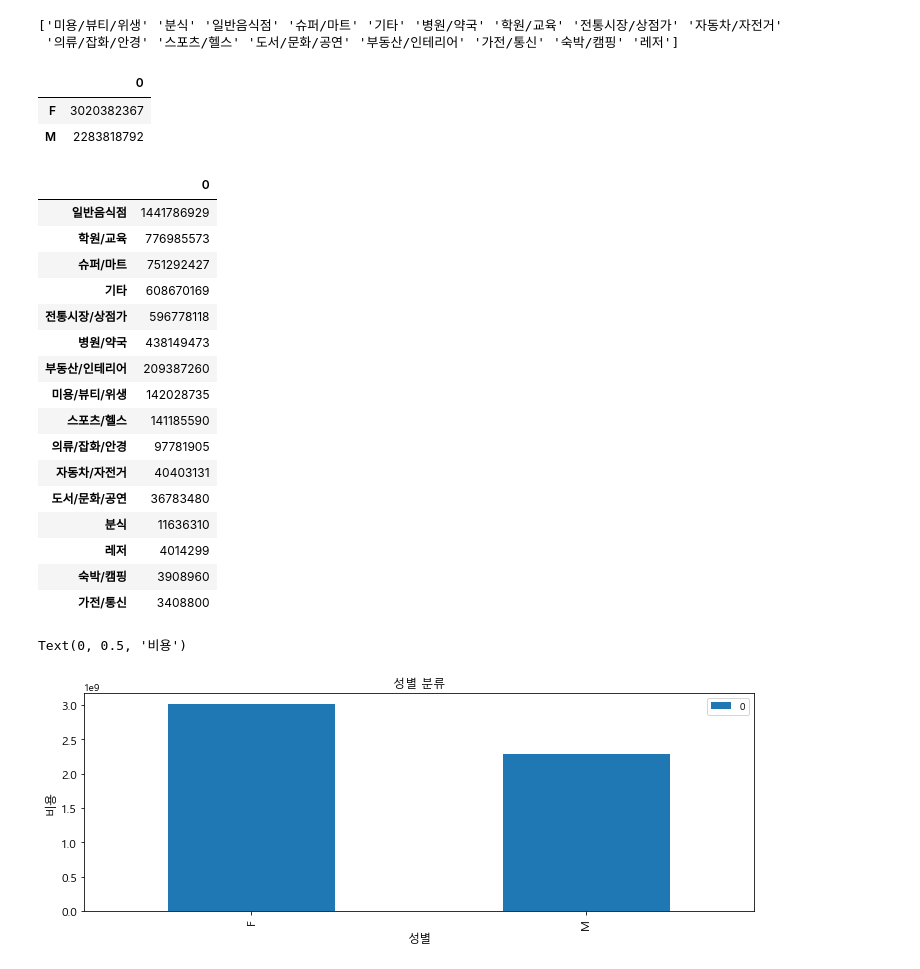
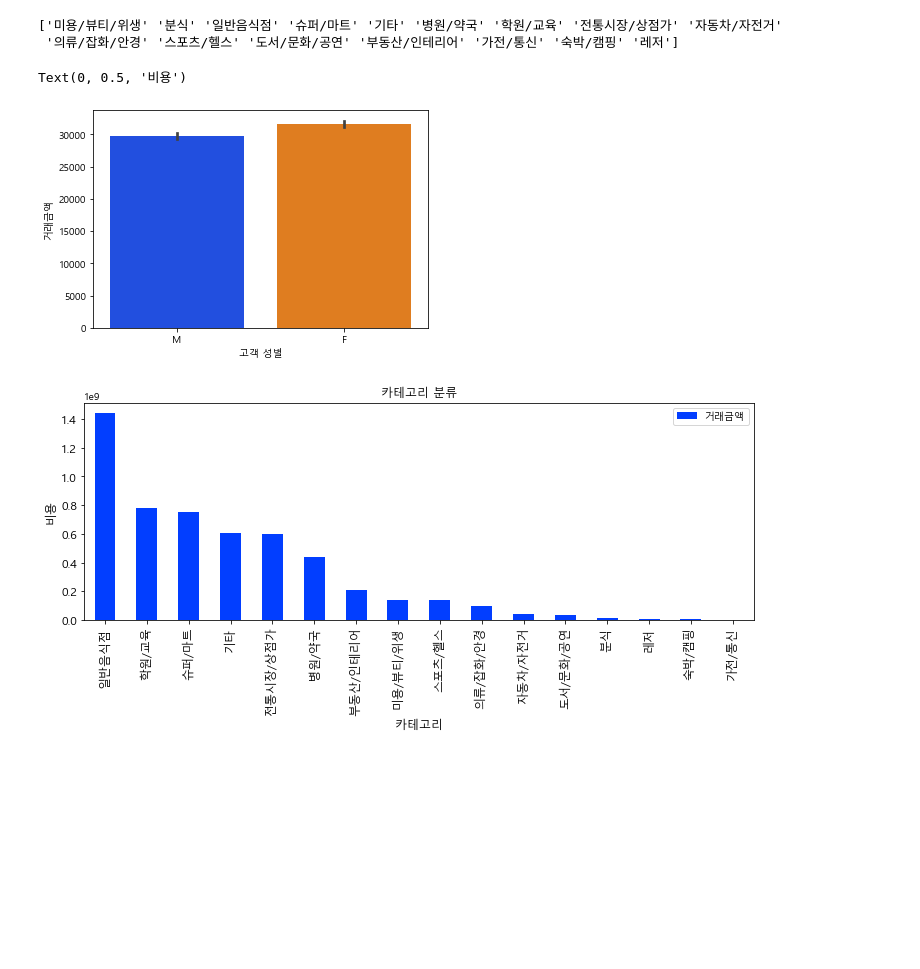
Before and after one commit to jamesjhk/Project_B, a Jupyter notebook: Project TestFile.ipynb, the cells around one changed output. Saved outputs shown, nothing was run; the diff lists cells and outputs as text; code cells hidden in the pictures; blank space fills up the shorter version.

```diff
--- a/Project TestFile.ipynb
+++ b/Project TestFile.ipynb
@@ -164,64 +165,30 @@ print(df["카테고리"].unique())
 # %% [output]
 ['미용/뷰티/위생' '분식' '일반음식점' '슈퍼/마트' '기타' '병원/약국' '학원/교육' '전통시장/상점가' '자동차/자전거'
  '의류/잡화/안경' '스포츠/헬스' '도서/문화/공연' '부동산/인테리어' '가전/통신' '숙박/캠핑' '레저']
-# %%
-#고객 성별 기준 거래금액 정렬
-dic = {}
-uniq_se=df["고객 성별"].unique()
-
-M= 0
-F= 0
-for term in uniq_se:
-    se_sum = df.loc[df["고객 성별"] == term, "거래금액"].sum()
-    dic[term] = se_sum
-
-dict = pd.DataFrame(dic, index = [0])
-sdict = dict.transpose()
-sdict = sdict.sort_values(by = 0, ascending = False)
-sdict
-# %% [output]
-|  | 0 |
-| F | 3020382367 |
-| M | 2283818792 |
-# %%
-#카테고리 기준 거래금액 정렬
-dic2 = {}
-uniq_cat=df["카테고리"].unique()
-for term in uniq_cat:
-    cat_sum = df.loc[df["카테고리"] == term, "거래금액"].sum()
-    dic2[term] = cat_sum
-
-dict2 = pd.DataFrame(dic2, index = [0])
-sdict2 = dict2.transpose()
-sdict2 = sdict2.sort_values(by = 0, ascending = False)
-sdict2
-# %% [output]
-|  | 0 |
-| 일반음식점 | 1441786929 |
-| 학원/교육 | 776985573 |
-| 슈퍼/마트 | 751292427 |
-| 기타 | 608670169 |
-| 전통시장/상점가 | 596778118 |
-| 병원/약국 | 438149473 |
-| 부동산/인테리어 | 209387260 |
-| 미용/뷰티/위생 | 142028735 |
-| 스포츠/헬스 | 141185590 |
-| 의류/잡화/안경 | 97781905 |
-| 자동차/자전거 | 40403131 |
-| 도서/문화/공연 | 36783480 |
-| 분식 | 11636310 |
-| 레저 | 4014299 |
-| 숙박/캠핑 | 3908960 |
-| 가전/통신 | 3408800 |
 # %%
+#고객 성별 기준 거래금액 정렬
+df1 = df.groupby('고객 성별').sum()
+sdf1 = df1['거래금액'].sort_index()
+sdf1 = pd.DataFrame(sdf1)
+
+#카테고리 기준 거래금액 정렬
+df2 = df.groupby('카테고리').sum()
+sdf2 = df2.sort_values(by=['거래금액'] ,ascending=False)
+sdf2 = pd.DataFrame(sdf2)
+
 #폰트 설정 및 고객 성별 기준 거래금액 그래프
 font_name = mpl.font_manager.FontProperties(fname='C:/Windows/Fonts/malgun.ttf').get_name()
 mpl.rc('font', family=font_name)
 
-ax = sdict.plot(kind='bar', title='성별 분류', figsize=(12, 4), legend=True, fontsize=12)
+sns.set_palette("bright")
+sns.barplot(x="고객 성별", y="거래금액", data=df)
 
-ax.set_xlabel('성별', fontsize=12)
+#카테고리 기준 거래금액 그래프
+ax = sdf2.plot(kind='bar', title='카테고리 분류', figsize=(12, 4), legend=True, fontsize=12)
+
+ax.set_xlabel('카테고리', fontsize=12)
 ax.set_ylabel('비용', fontsize=12)
 # %% [output]
 Text(0, 0.5, '비용')
-[figure, old version]
+[figure, new version]
+[figure, added]
```
Also changed, not shown: parts of 9 cells of this notebook, 1 other file.
